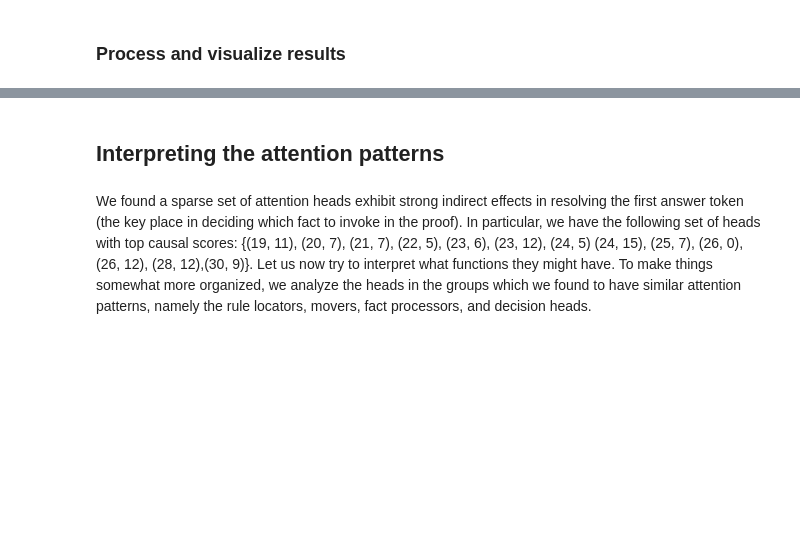
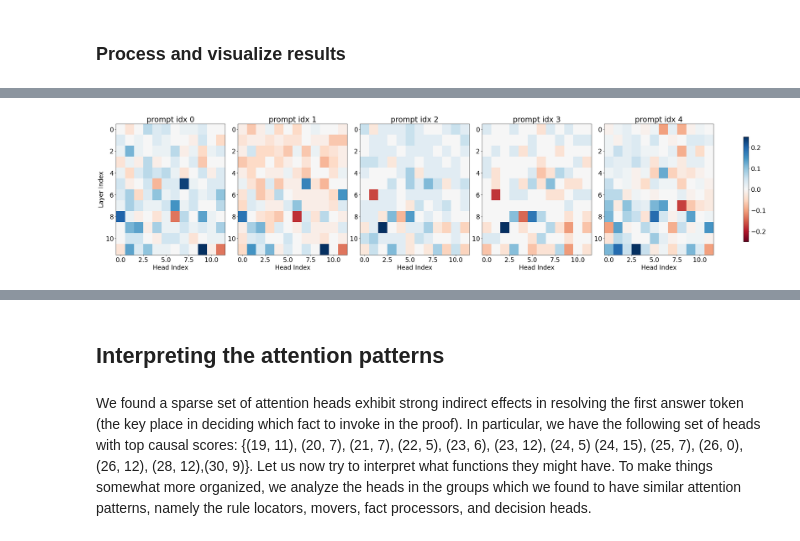
Before and after one commit to AndreyMymrin/QK-gueded-circuit-discovery, a Jupyter notebook: analysis_walkthrough/LLM Analysis Part 1 Circuit search, interpretation, and verification.ipynb, the cells around one changed output, grey strips where cells are left out. Drawn from its saved outputs; the diff is of its cells as text; code cells hidden in the pictures; blank space fills up the shorter version.

```diff
--- a/analysis_walkthrough/LLM Analysis Part 1 Circuit search, interpretation, and verification.ipynb
+++ b/analysis_walkthrough/LLM Analysis Part 1 Circuit search, interpretation, and verification.ipynb
@@ -380,5 +615,19 @@ Saved to results\ExpID=opt_125m_disj_z_patching_seed=0_batch_size=1_batch=0.pkl
 # %%
-results = open('results/ExpID='+name+'_disj_z_patching_seed=0_batch_size='+str(batch_size)+'_batch=0.pkl', 'rb')
-results = pickle.load(results)
-results.keys()
+example_prompt_idx = sample_save_indices[0]
+example_results_path = Path("results") / (
+    f"ExpID={name}_disj_z_patching_seed={global_random_seed}_"
+    f"batch_size={batch_size}_batch={example_prompt_idx}.pkl"
+)
+with open(example_results_path, "rb") as f:
+    results = pickle.load(f)
+
+dataset_results_path = Path("results") / (
+    f"ExpID={name}_disj_z_patching_seed={global_random_seed}_"
+    f"batch_size={batch_size}_dataset_avg_all.pkl"
+)
+with open(dataset_results_path, "rb") as f:
+    dataset_results = pickle.load(f)
+
+print("example keys:", results.keys())
+print("dataset keys:", dataset_results.keys())
 # %% [output]
@@ -481,3 +726,39 @@ print(np.max(act_patch_avg))
+# %%
+import pickle
+from pathlib import Path
+import numpy as np
+import matplotlib.pyplot as plt
+
+indices = [0, 1, 2, 3, 4]
+fig, axes = plt.subplots(1, 5, figsize=(30, 7), constrained_layout=True)
+
+last_im = None
+for ax, i in zip(axes, indices):
+    pkl_path = Path("results") / (
+        f"ExpID={name}_disj_z_patching_seed={global_random_seed}_"
+        f"batch_size=1_batch={i}.pkl"
+    )
+
+    with open(pkl_path, "rb") as f:
+        rec = pickle.load(f)
+
+    # Prefer stored heatmap, fallback to computing from patched_logit_diffs
+    if "act_patch_avg" in rec:
+        heat = np.array(rec["act_patch_avg"])
+    else:
+        heat = rec["patched_logit_diffs"][0, :, :, 0].detach().cpu().numpy()
+
+    vmax = np.max(np.abs(heat))
+    last_im = ax.imshow(heat, cmap="RdBu", vmin=-vmax, vmax=vmax, aspect="auto")
+    ax.set_title(f"prompt idx {i}")
+    ax.set_xlabel("Head Index")
+    if i == 0:
+        ax.set_ylabel("Layer Index")
+
+fig.colorbar(last_im, ax=axes, shrink=0.8)
+plt.show()
+# %% [output]
+[figure, added]
 # %%
 plt.figure(figsize=(16, 12))
 plt.rcParams.update({'font.size': 20})
```
Also changed, not shown: parts of 20 cells of this notebook, 10 other files.
